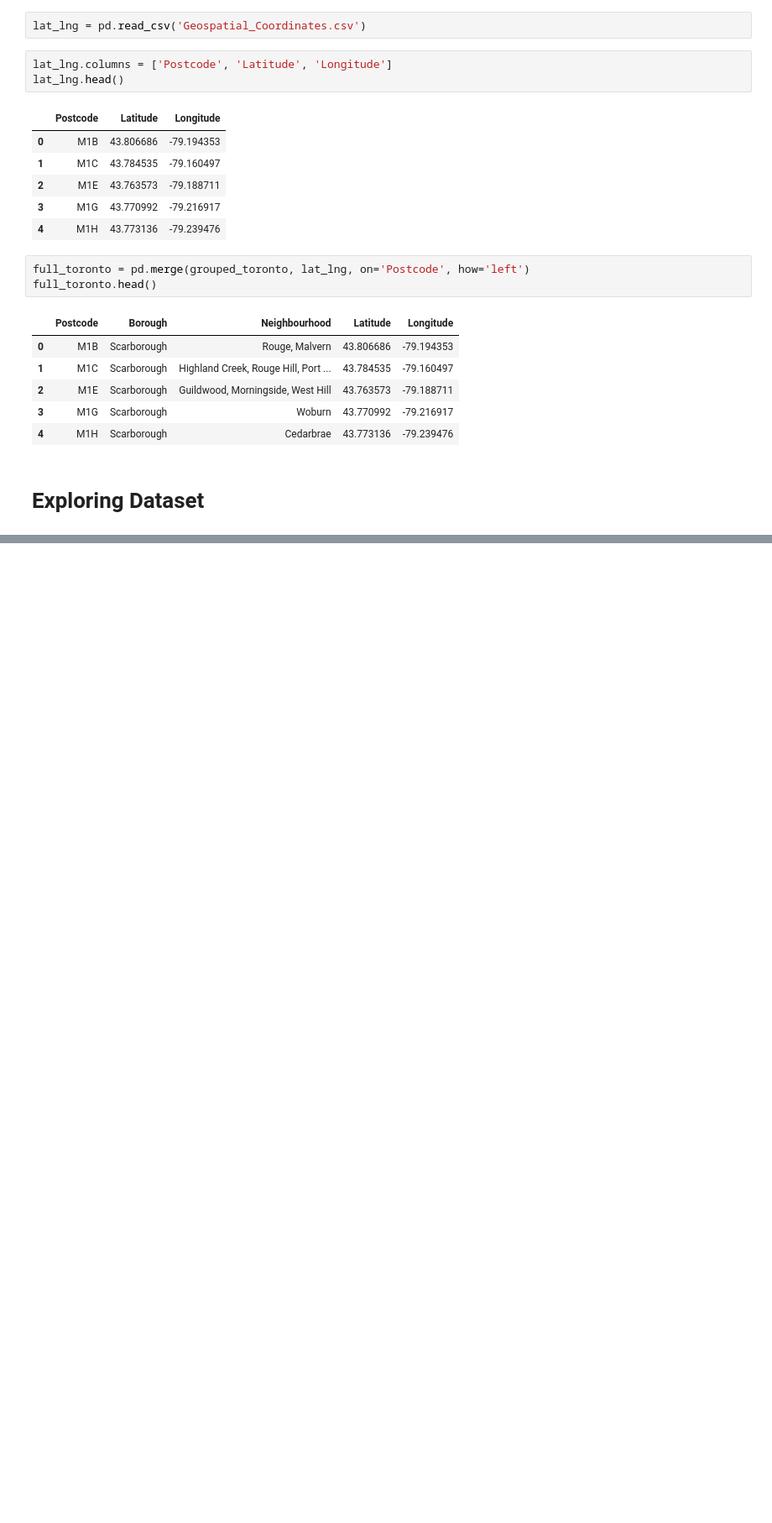
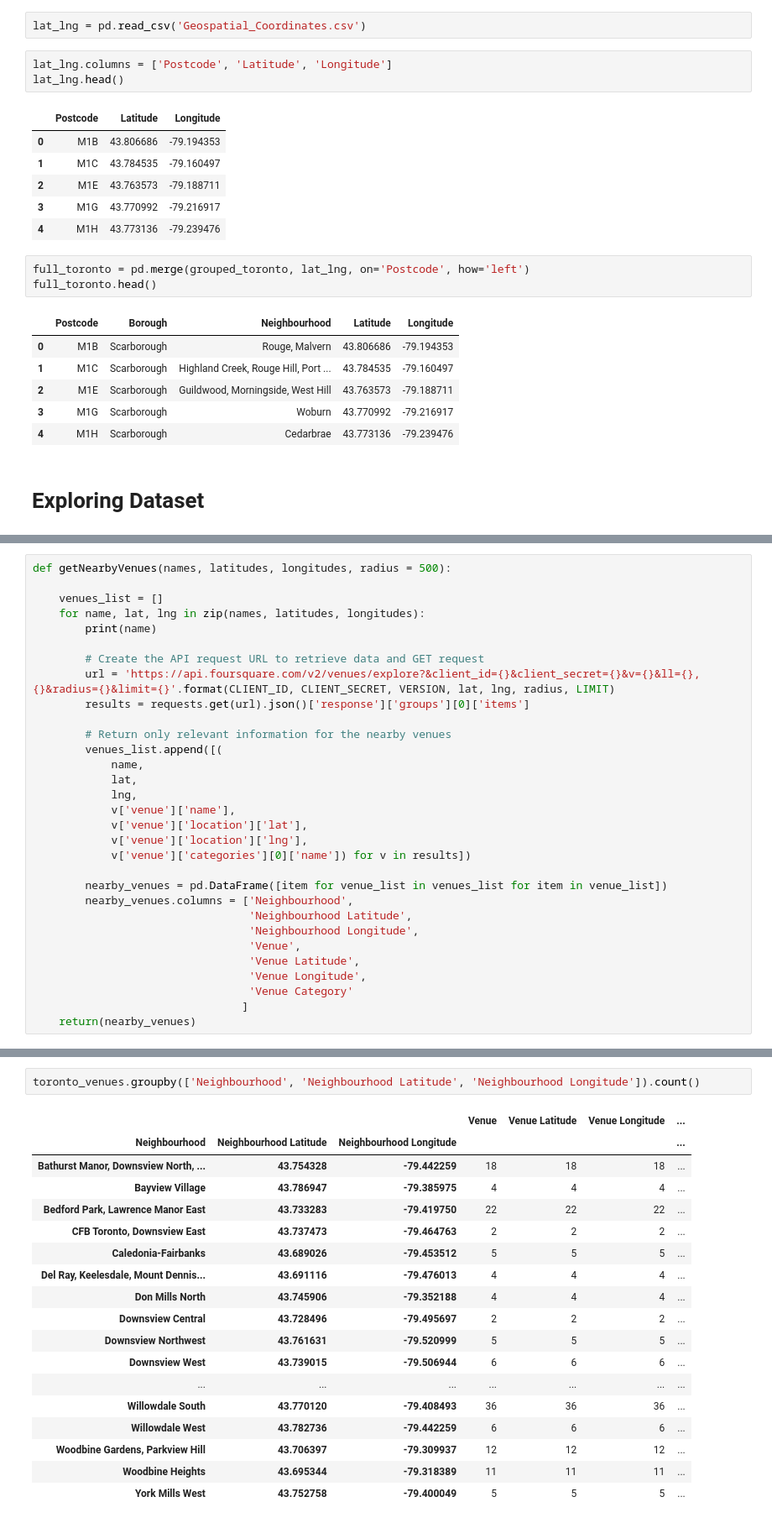
Before and after one commit to cwong690/Applied-Data-Science-Capstone, a Jupyter notebook: Toronto_Boroughs.ipynb, the cells around one changed output, grey strips where cells are left out. Shown at 84% size. Drawn from its saved outputs; the diff is of its cells as text; blank space fills up the shorter version.

```diff
--- a/Toronto_Boroughs.ipynb
+++ b/Toronto_Boroughs.ipynb
@@ -135,0 +370,31 @@ full_toronto.head()
+# %%
+def getNearbyVenues(names, latitudes, longitudes, radius = 500):
+
+    venues_list = []
+    for name, lat, lng in zip(names, latitudes, longitudes):
+        print(name)
+
+        # Create the API request URL to retrieve data and GET request
+        url = 'https://api.foursquare.com/v2/venues/explore?&client_id={}&client_secret={}&v={}&ll={},{}&radius={}&limit={}'.format(CLIENT_ID, CLIENT_SECRET, VERSION, lat, lng, radius, LIMIT)
+        results = requests.get(url).json()['response']['groups'][0]['items']
+
+        # Return only relevant information for the nearby venues
+        venues_list.append([(
+            name,
+            lat,
+            lng,
+            v['venue']['name'],
+            v['venue']['location']['lat'],
+            v['venue']['location']['lng'],
+            v['venue']['categories'][0]['name']) for v in results])
+
+        nearby_venues = pd.DataFrame([item for venue_list in venues_list for item in venue_list])
+        nearby_venues.columns = ['Neighbourhood',
+                                 'Neighbourhood Latitude',
+                                 'Neighbourhood Longitude',
+                                 'Venue',
+                                 'Venue Latitude',
+                                 'Venue Longitude',
+                                 'Venue Category'
+                                ]
+    return(nearby_venues)
@@ -135,0 +439,21 @@ full_toronto.head()
+# %%
+toronto_venues.groupby(['Neighbourhood', 'Neighbourhood Latitude', 'Neighbourhood Longitude']).count()
+# %% [output]
+|  |  |  | Venue | Venue Latitude | Venue Longitude | ... |
+| Neighbourhood | Neighbourhood Latitude | Neighbourhood Longitude |  |  |  | ... |
+| Bathurst Manor, Downsview North, ... | 43.754328 | -79.442259 | 18 | 18 | 18 | ... |
+| Bayview Village | 43.786947 | -79.385975 | 4 | 4 | 4 | ... |
+| Bedford Park, Lawrence Manor East | 43.733283 | -79.419750 | 22 | 22 | 22 | ... |
+| CFB Toronto, Downsview East | 43.737473 | -79.464763 | 2 | 2 | 2 | ... |
+| Caledonia-Fairbanks | 43.689026 | -79.453512 | 5 | 5 | 5 | ... |
+| Del Ray, Keelesdale, Mount Dennis... | 43.691116 | -79.476013 | 4 | 4 | 4 | ... |
+| Don Mills North | 43.745906 | -79.352188 | 4 | 4 | 4 | ... |
+| Downsview Central | 43.728496 | -79.495697 | 2 | 2 | 2 | ... |
+| Downsview Northwest | 43.761631 | -79.520999 | 5 | 5 | 5 | ... |
+| Downsview West | 43.739015 | -79.506944 | 6 | 6 | 6 | ... |
+| ... | ... | ... | ... | ... | ... | ... |
+| Willowdale South | 43.770120 | -79.408493 | 36 | 36 | 36 | ... |
+| Willowdale West | 43.782736 | -79.442259 | 6 | 6 | 6 | ... |
+| Woodbine Gardens, Parkview Hill | 43.706397 | -79.309937 | 12 | 12 | 12 | ... |
+| Woodbine Heights | 43.695344 | -79.318389 | 11 | 11 | 11 | ... |
+| York Mills West | 43.752758 | -79.400049 | 5 | 5 | 5 | ... |
```
Also changed, not shown: parts of 36 cells of this notebook.
